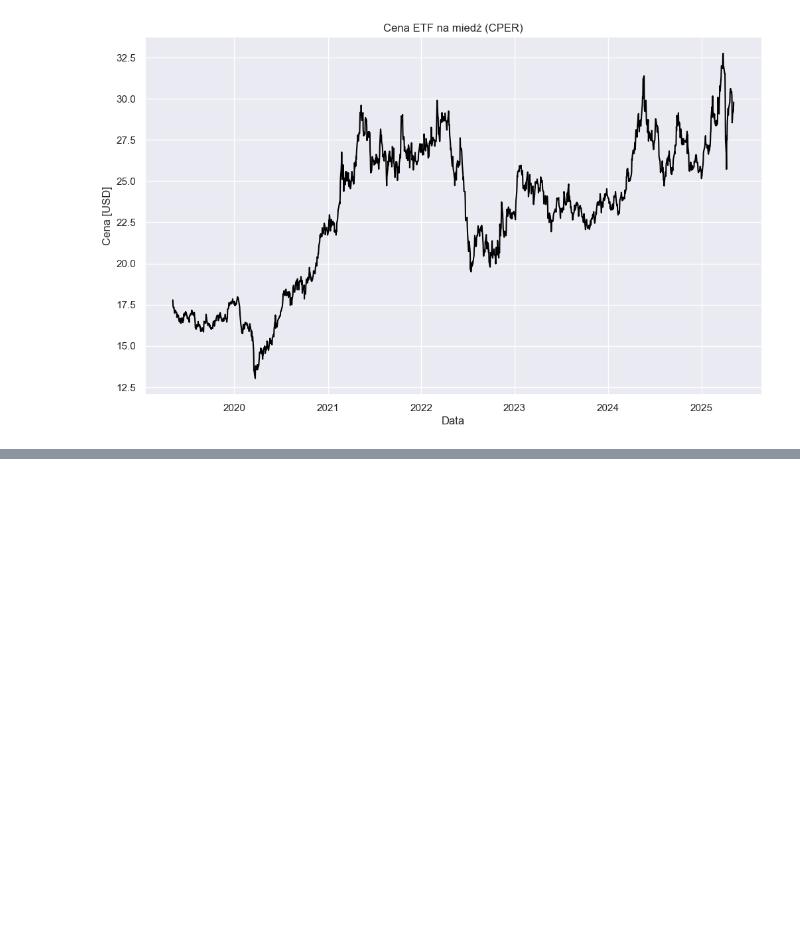
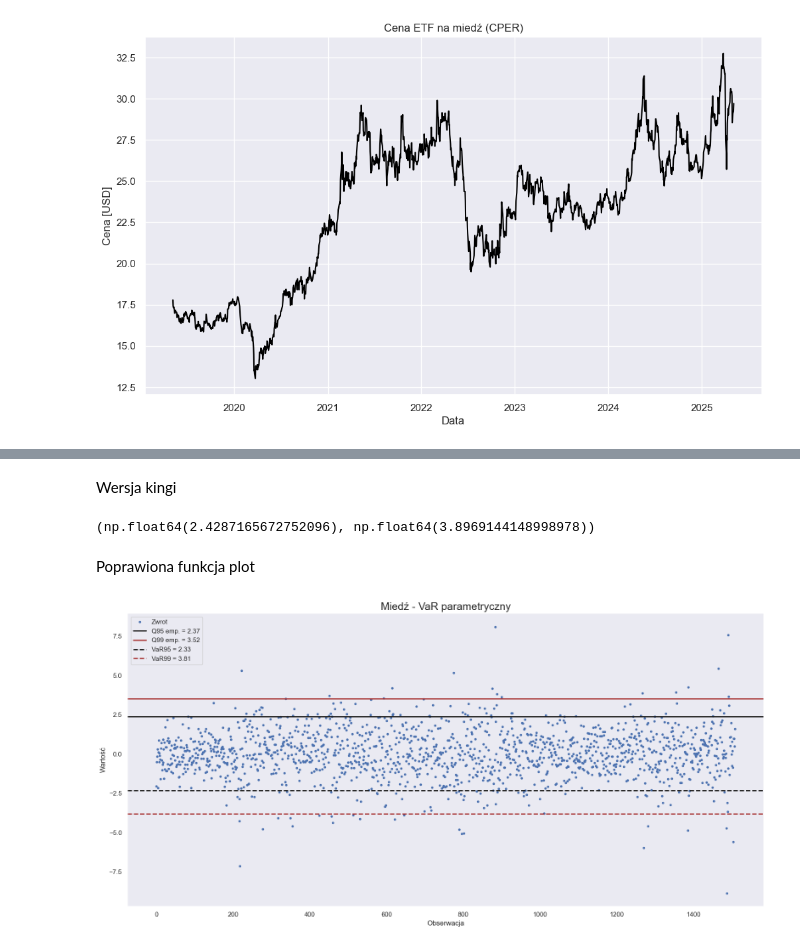
Before and after one commit to mathieuboro/nvidia_risk_management, a Jupyter notebook: projekt-3.ipynb, the cells around one changed output, grey strips where cells are left out. Cells and saved outputs as stored; diff of their text form; code cells hidden in the pictures; blank space fills up the shorter version.

```diff
--- a/projekt-3.ipynb
+++ b/projekt-3.ipynb
@@ -139,0 +114,16 @@ plt.show()
+# %%
+def var_parametric(series, alpha, dist='t', positive=True):
+    """
+    Parametric (rolling) daily VaR.
+    positive=True  ➜ zwraca dodatnią liczbę straty
+    positive=False ➜ zwraca wartość kwantyla (zwykle ujemną)
+    """
+    if dist == 't':
+        df, loc, scale = st.t.fit(series)
+        q = st.t.ppf(1 - alpha, df)          # lewy ogon (np. 0.05)
+        var = loc + scale * q
+    else:
+        mu, sigma = st.norm.fit(series)
+        q = st.norm.ppf(1 - alpha)
+        var = mu + sigma * q
+    return abs(var) if positive else var
@@ -139,0 +134,2 @@ plt.show()
+# %% [markdown]
+Wersja kingi
@@ -139,0 +141,37 @@ plt.show()
+# %%
+var_95_1, var_99_1
+# %% [output]
+(np.float64(2.4287165672752096), np.float64(3.8969144148998978))
+# %% [markdown]
+Poprawiona funkcja plot
+# %%
+def plot_var(values, VaR95, VaR99, title='Straty'):
+    values = pd.Series(values)   # bezpieczne rzutowanie
+    plt.figure(figsize=(16, 8))
+    plt.plot(values.index, values, 'o', markersize=3, label='Zwrot')
+    plt.title(title, fontsize=18)
+    plt.xlabel('Obserwacja')
+    plt.ylabel('Wartość')
+
+    # kwantyle empiryczne
+    Q95, Q99 = np.quantile(values, [0.95, 0.99])
+    plt.axhline(Q95, color='k', lw=2, label=f'Q95 emp. = {Q95:.2f}')
+    plt.axhline(Q99, color='brown', lw=2, label=f'Q99 emp. = {Q99:.2f}')
+
+    # VaR – zakładamy, że podajesz dodatnią liczbę straty
+    plt.axhline(-VaR95, color='k', ls='--', lw=2, label=f'VaR95 = {VaR95:.2f}')
+    plt.axhline(-VaR99, color='brown', ls='--', lw=2, label=f'VaR99 = {VaR99:.2f}')
+
+    plt.legend()
+    plt.grid()
+    plt.tight_layout()
+    plt.show()
+# %%
+# kwantyle lewego ogona
+VaR95 = var_parametric(log_returns_copper, 0.95, positive=True)
+VaR99 = var_parametric(log_returns_copper, 0.99, positive=True)
+
+plot_var(log_returns_copper, VaR95, VaR99,
+         title='Miedź - VaR parametryczny')
+# %% [output]
+[figure, added]
```
Also changed, not shown: parts of 17 cells of this notebook.
